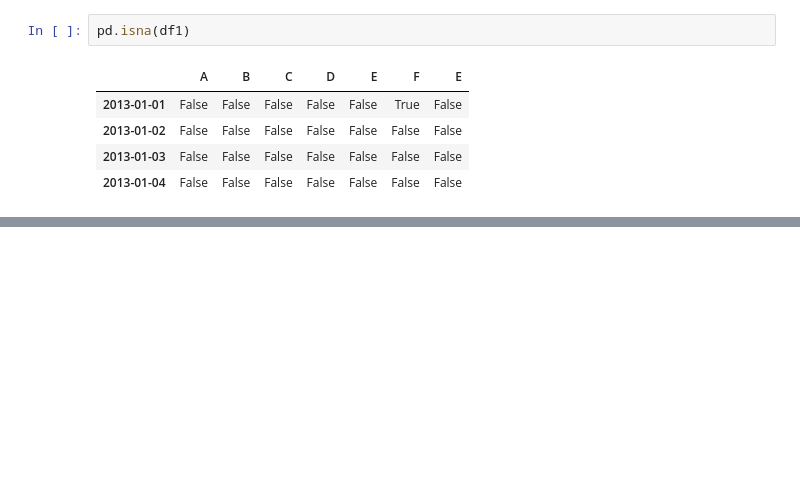
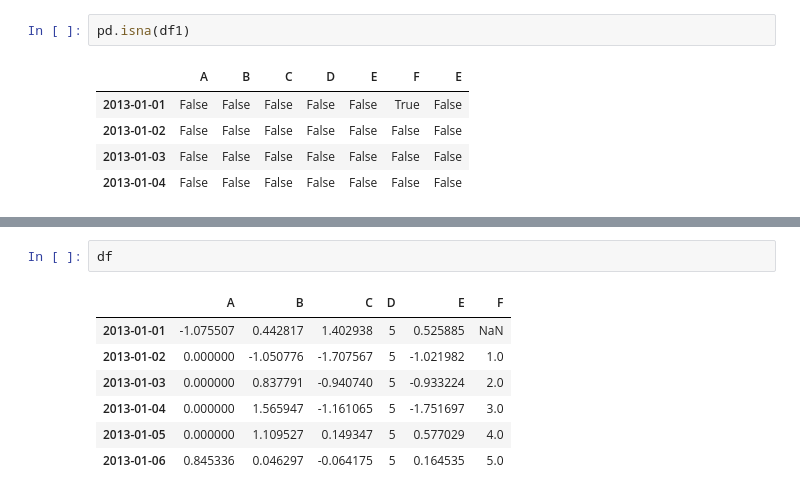
Before and after one commit to kbrs-arunrajd/Jupyter_Github_Test, a Jupyter notebook: pandas_work.ipynb, the cells around one changed output, grey strips where cells are left out. Saved outputs shown, nothing was run; the diff lists cells and outputs as text; blank space fills up the shorter version.

```diff
--- a/pandas_work.ipynb
+++ b/pandas_work.ipynb
@@ -366,0 +384,10 @@ s = pd.Series([1, 3, 5, np.nan, 6, 8], index=dates).shift(2)
+# %%
+df
+# %% [output]
+|  | A | B | C | D | E | F |
+| 2013-01-01 | -1.075507 | 0.442817 | 1.402938 | 5 | 0.525885 | NaN |
+| 2013-01-02 | 0.000000 | -1.050776 | -1.707567 | 5 | -1.021982 | 1.0 |
+| 2013-01-03 | 0.000000 | 0.837791 | -0.940740 | 5 | -0.933224 | 2.0 |
+| 2013-01-04 | 0.000000 | 1.565947 | -1.161065 | 5 | -1.751697 | 3.0 |
+| 2013-01-05 | 0.000000 | 1.109527 | 0.149347 | 5 | 0.577029 | 4.0 |
+| 2013-01-06 | 0.845336 | 0.046297 | -0.064175 | 5 | 0.164535 | 5.0 |
```
Also changed, not shown: parts of 39 cells of this notebook.
